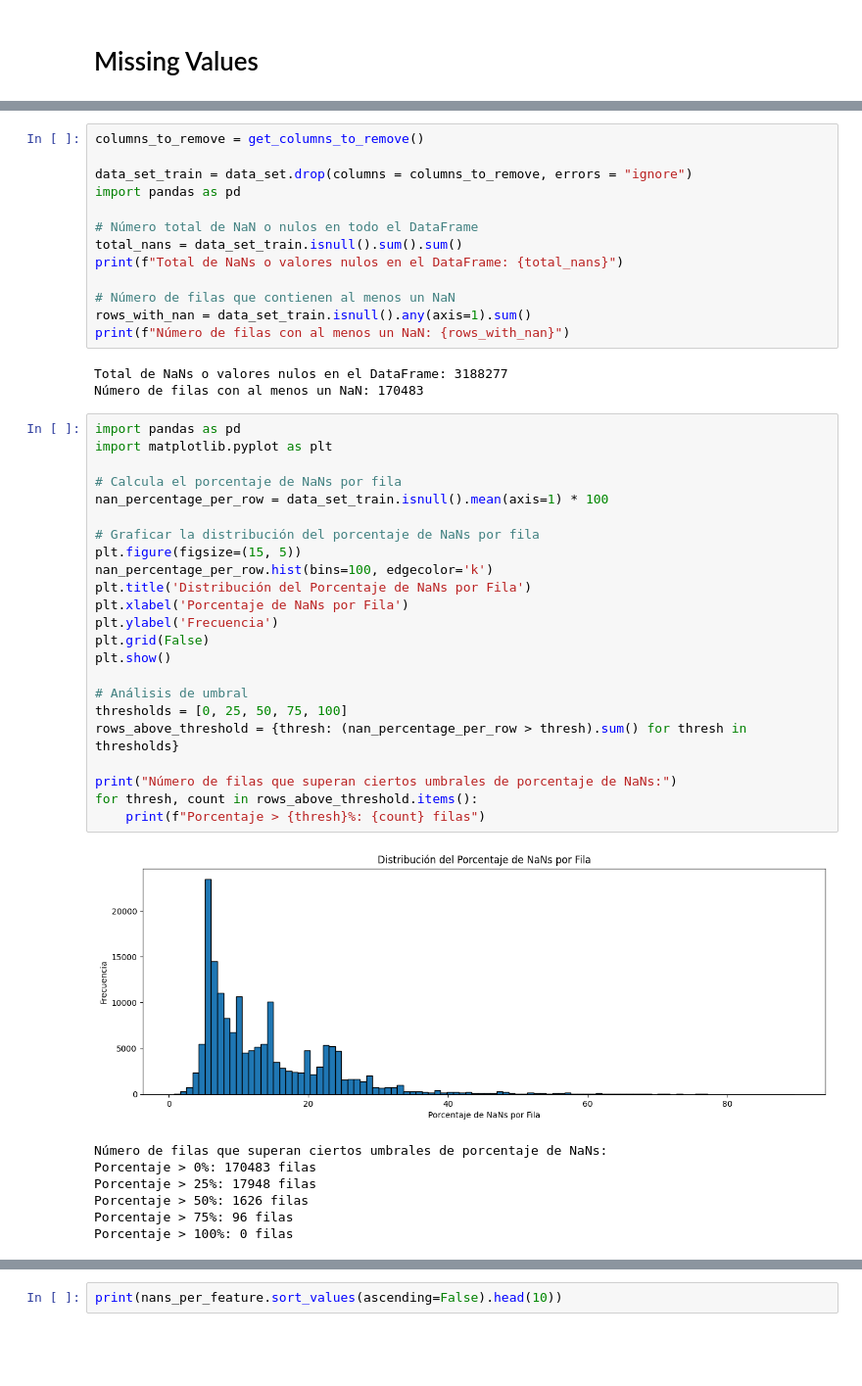
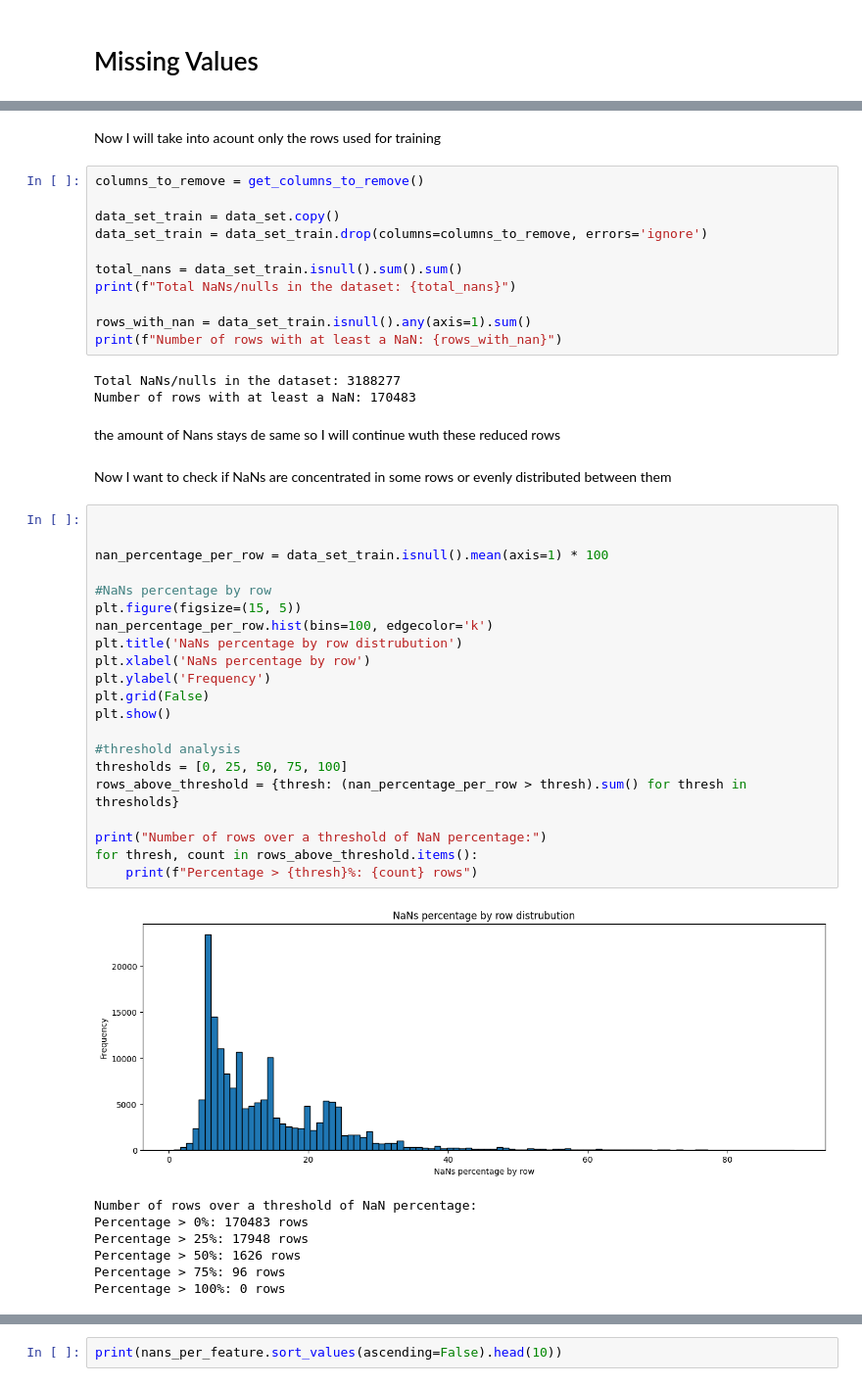
Before and after one commit to adrianibeas/zrive-ds, a Jupyter notebook: src/module_5/module5.ipynb_/module5.ipynb, the cells around one changed output, grey strips where cells are left out. Shown at 98% size. Cells and saved outputs as stored; diff of their text form; blank space fills up the shorter version.

```diff
--- a/src/module_5/module5.ipynb_/module5.ipynb
+++ b/src/module_5/module5.ipynb_/module5.ipynb
@@ -345,47 +343,49 @@ Número de filas con al menos un NaN: 170483
+# %% [markdown]
+Now I will take into acount only the rows used for training
 # %%
 columns_to_remove = get_columns_to_remove()
 
-data_set_train = data_set.drop(columns = columns_to_remove, errors = "ignore")
-import pandas as pd
+data_set_train = data_set.copy()
+data_set_train = data_set_train.drop(columns=columns_to_remove, errors='ignore')
 
-# Número total de NaN o nulos en todo el DataFrame
 total_nans = data_set_train.isnull().sum().sum()
-print(f"Total de NaNs o valores nulos en el DataFrame: {total_nans}")
+print(f"Total NaNs/nulls in the dataset: {total_nans}")
 
-# Número de filas que contienen al menos un NaN
 rows_with_nan = data_set_train.isnull().any(axis=1).sum()
-print(f"Número de filas con al menos un NaN: {rows_with_nan}")
+print(f"Number of rows with at least a NaN: {rows_with_nan}")
 # %% [output]
-Total de NaNs o valores nulos en el DataFrame: 3188277
-Número de filas con al menos un NaN: 170483
+Total NaNs/nulls in the dataset: 3188277
+Number of rows with at least a NaN: 170483
+# %% [markdown]
+the amount of Nans stays de same so I will continue wuth these reduced rows
+# %% [markdown]
+Now I want to check if NaNs are concentrated in some rows or evenly distributed between them
 # %%
-import pandas as pd
-import matplotlib.pyplot as plt
 
-# Calcula el porcentaje de NaNs por fila
+
 nan_percentage_per_row = data_set_train.isnull().mean(axis=1) * 100
 
-# Graficar la distribución del porcentaje de NaNs por fila
+#NaNs percentage by row
 plt.figure(figsize=(15, 5))
 nan_percentage_per_row.hist(bins=100, edgecolor='k')
-plt.title('Distribución del Porcentaje de NaNs por Fila')
-plt.xlabel('Porcentaje de NaNs por Fila')
-plt.ylabel('Frecuencia')
+plt.title('NaNs percentage by row distrubution')
+plt.xlabel('NaNs percentage by row')
+plt.ylabel('Frequency')
 plt.grid(False)
 plt.show()
 
-# Análisis de umbral
+#threshold analysis
 thresholds = [0, 25, 50, 75, 100]
 rows_above_threshold = {thresh: (nan_percentage_per_row > thresh).sum() for thresh in thresholds}
 
-print("Número de filas que superan ciertos umbrales de porcentaje de NaNs:")
+print("Number of rows over a threshold of NaN percentage:")
 for thresh, count in rows_above_threshold.items():
-    print(f"Porcentaje > {thresh}%: {count} filas")
+    print(f"Percentage > {thresh}%: {count} rows")
 # %% [output]
-[figure, old version]
+[figure, new version]
-Número de filas que superan ciertos umbrales de porcentaje de NaNs:
-Porcentaje > 0%: 170483 filas
-Porcentaje > 25%: 17948 filas
-Porcentaje > 50%: 1626 filas
-Porcentaje > 75%: 96 filas
-Porcentaje > 100%: 0 filas
+Number of rows over a threshold of NaN percentage:
+Percentage > 0%: 170483 rows
+Percentage > 25%: 17948 rows
+Percentage > 50%: 1626 rows
+Percentage > 75%: 96 rows
+Percentage > 100%: 0 rows
```
Also changed, not shown: parts of 20 cells of this notebook.
